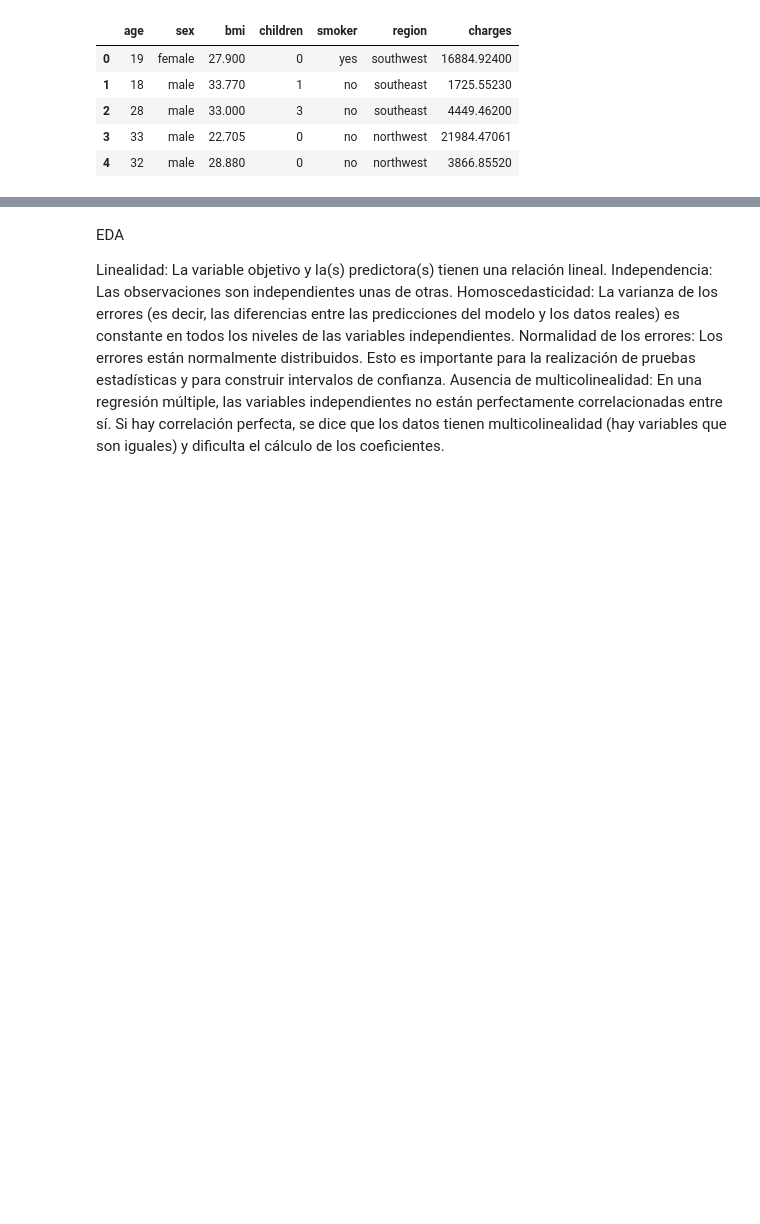
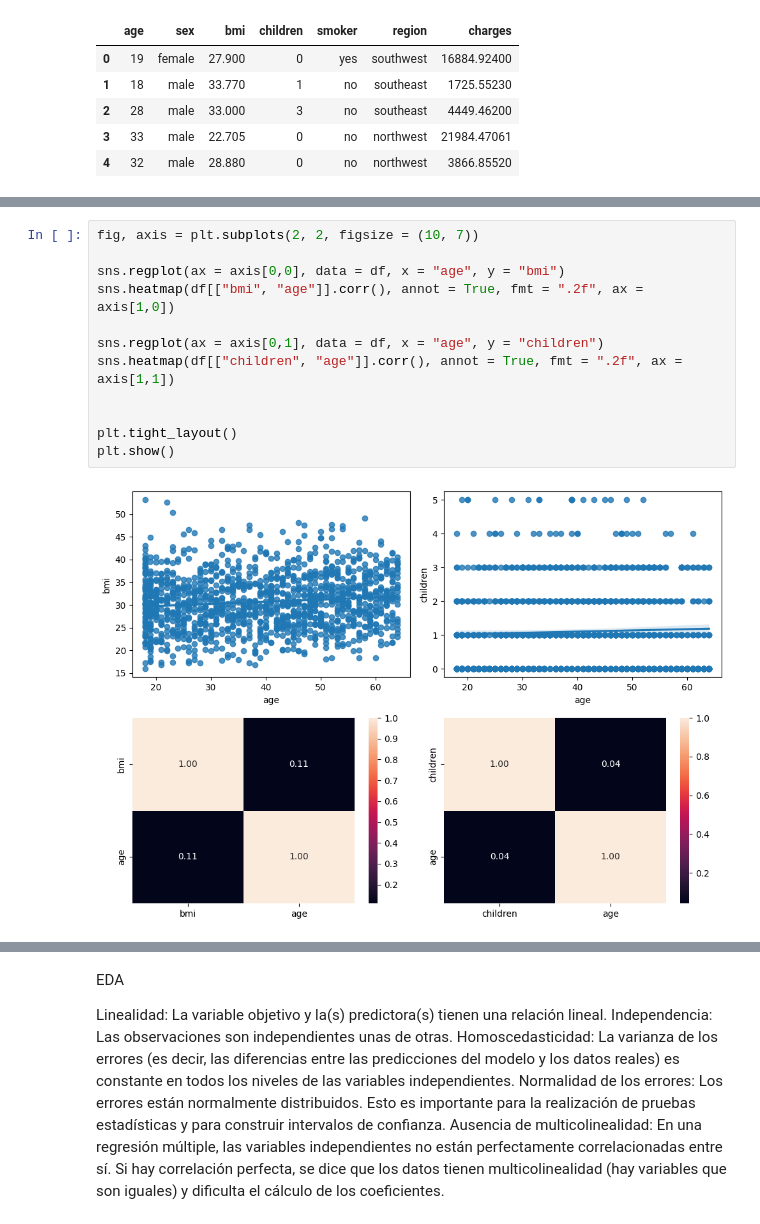
Before and after one commit to LuisCamachoRivero/regresion_lineal, a Jupyter notebook: src/explore.ipynb, the cells around one changed output, grey strips where cells are left out. Drawn from its saved outputs; the diff is of its cells as text; blank space fills up the shorter version.

```diff
--- a/src/explore.ipynb
+++ b/src/explore.ipynb
@@ -17,0 +136,14 @@ df.head()
+# %%
+fig, axis = plt.subplots(2, 2, figsize = (10, 7))
+
+sns.regplot(ax = axis[0,0], data = df, x = "age", y = "bmi")
+sns.heatmap(df[["bmi", "age"]].corr(), annot = True, fmt = ".2f", ax = axis[1,0])
+
+sns.regplot(ax = axis[0,1], data = df, x = "age", y = "children")
+sns.heatmap(df[["children", "age"]].corr(), annot = True, fmt = ".2f", ax = axis[1,1])
+
+
+plt.tight_layout()
+plt.show()
+# %% [output]
+[figure, added]
```
Also changed, not shown: parts of 11 cells of this notebook, 1 other file.
